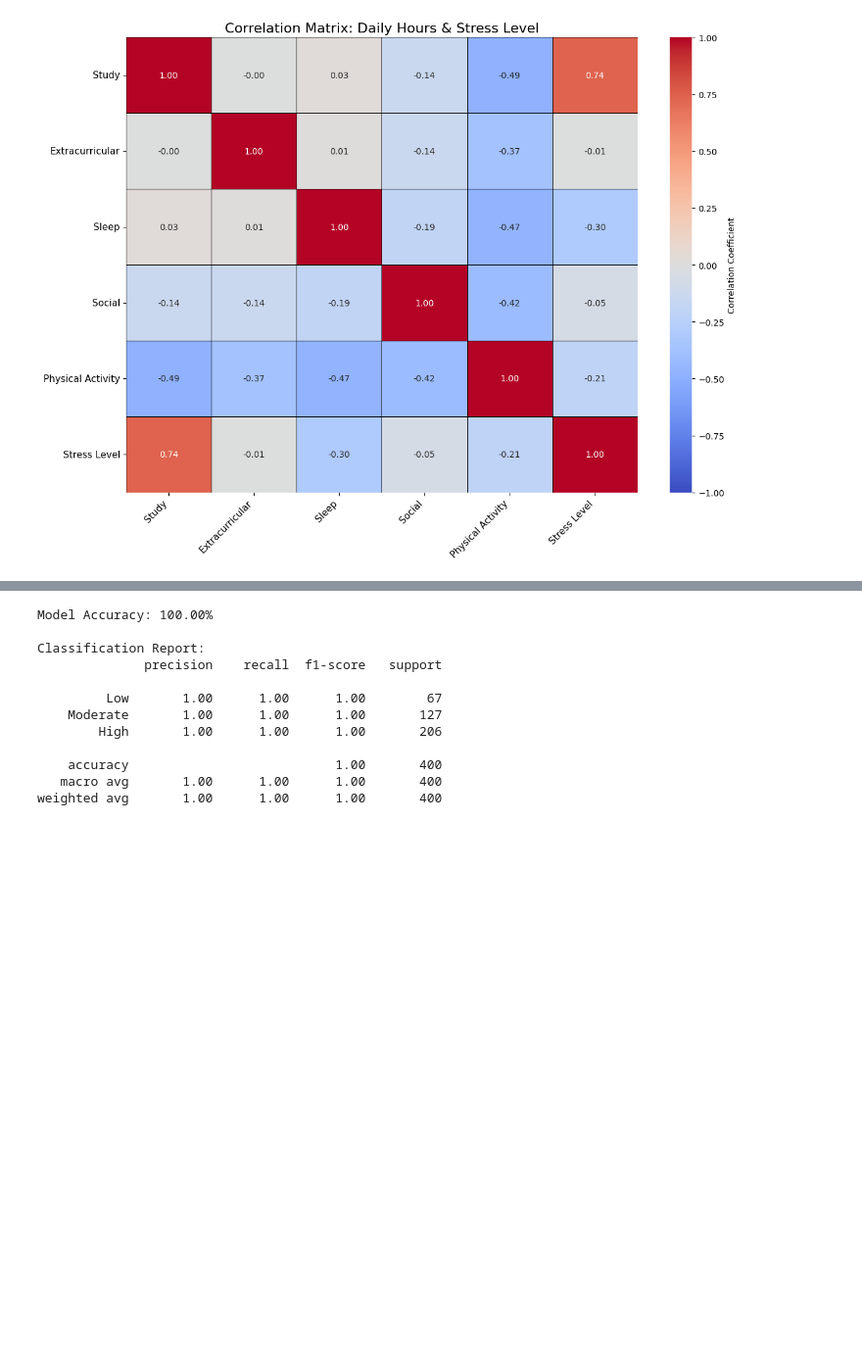
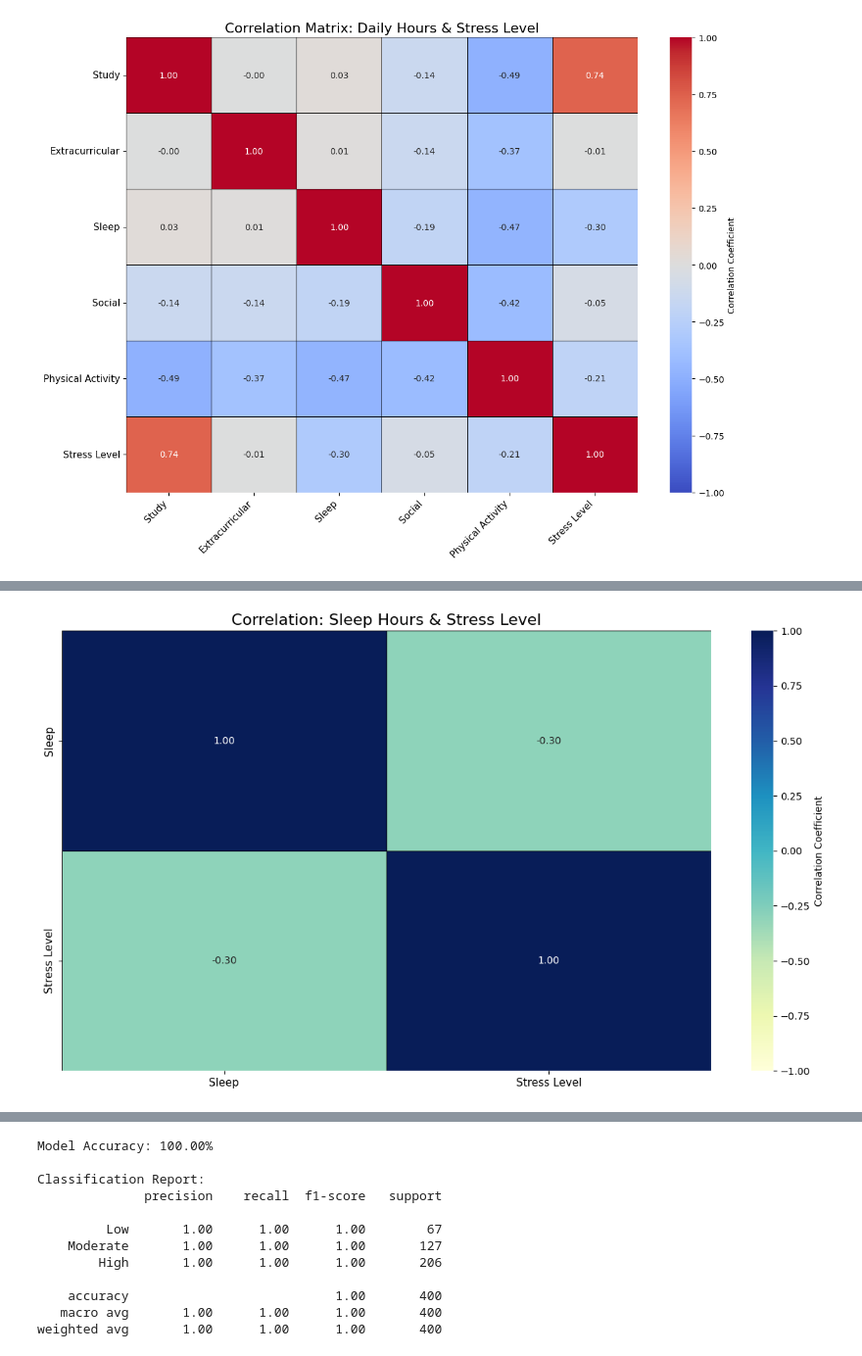
Before and after one commit to MZemik/student-lifestyle-analysis, a Jupyter notebook: student_lifestyle_analysis.ipynb, the cells around one changed output, grey strips where cells are left out. Shown at 98% size. Drawn from its saved outputs; the diff is of its cells as text; code cells hidden in the pictures; blank space fills up the shorter version.

```diff
--- a/student_lifestyle_analysis.ipynb
+++ b/student_lifestyle_analysis.ipynb
@@ -164,0 +190,10 @@ plt.show()
+# %%
+# Highlight the correlation between sleep hours and stress level
+plot_hours_vs_stress_heatmap(
+    df_realnames_lifestyle,
+    "Sleep_Hours_Per_Day",
+    "Correlation: Sleep Hours & Stress Level",
+    "heatmap_sleep.jpg"
+)
+# %% [output]
+[figure, added]
```
Also changed, not shown: parts of 11 cells of this notebook, 7 other files.
